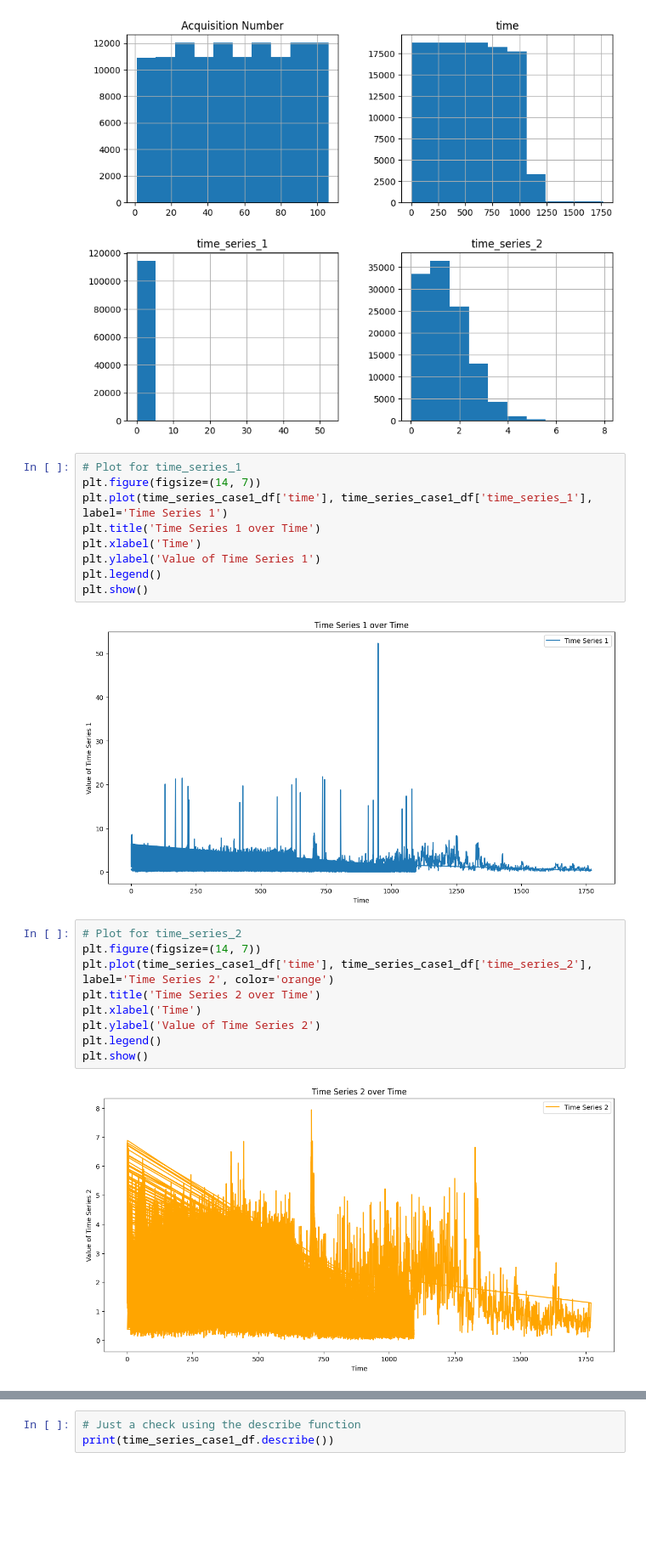
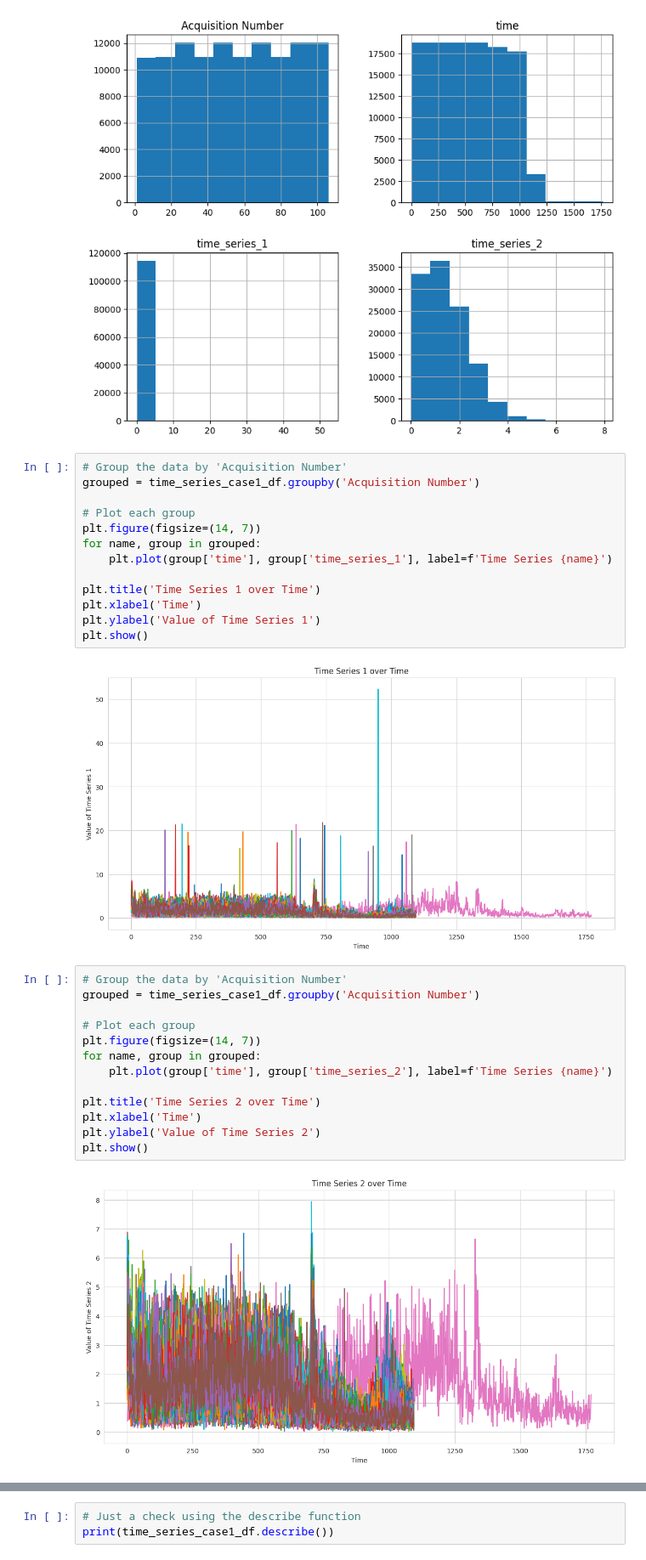
Before and after one commit to BianchiLuca28/project_CSD, a Jupyter notebook: notebook_exploration_cleaning/eda_graphs.ipynb, the cells around one changed output, grey strips where cells are left out. Shown at 85% size. Drawn from its saved outputs; the diff is of its cells as text; blank space fills up the shorter version.

Commit message:
Fixed EDA Graphs for the case 1 norm

```diff
--- a/notebook_exploration_cleaning/eda_graphs.ipynb
+++ b/notebook_exploration_cleaning/eda_graphs.ipynb
@@ -91,24 +91,32 @@ plt.show()
 # %% [output]
 [figure]
 # %%
-# Plot for time_series_1
+# Group the data by 'Acquisition Number'
+grouped = time_series_case1_df.groupby('Acquisition Number')
+
+# Plot each group
 plt.figure(figsize=(14, 7))
-plt.plot(time_series_case1_df['time'], time_series_case1_df['time_series_1'], label='Time Series 1')
+for name, group in grouped:
+    plt.plot(group['time'], group['time_series_1'], label=f'Time Series {name}')
+
 plt.title('Time Series 1 over Time')
 plt.xlabel('Time')
 plt.ylabel('Value of Time Series 1')
-plt.legend()
 plt.show()
 # %% [output]
-[figure, old version]
+[figure, new version]
 # %%
-# Plot for time_series_2
+# Group the data by 'Acquisition Number'
+grouped = time_series_case1_df.groupby('Acquisition Number')
+
+# Plot each group
 plt.figure(figsize=(14, 7))
-plt.plot(time_series_case1_df['time'], time_series_case1_df['time_series_2'], label='Time Series 2', color='orange')
+for name, group in grouped:
+    plt.plot(group['time'], group['time_series_2'], label=f'Time Series {name}')
+
 plt.title('Time Series 2 over Time')
 plt.xlabel('Time')
 plt.ylabel('Value of Time Series 2')
-plt.legend()
 plt.show()
 # %% [output]
-[figure, old version]
+[figure, new version]
```
Also changed, not shown: parts of 4 cells of this notebook.
